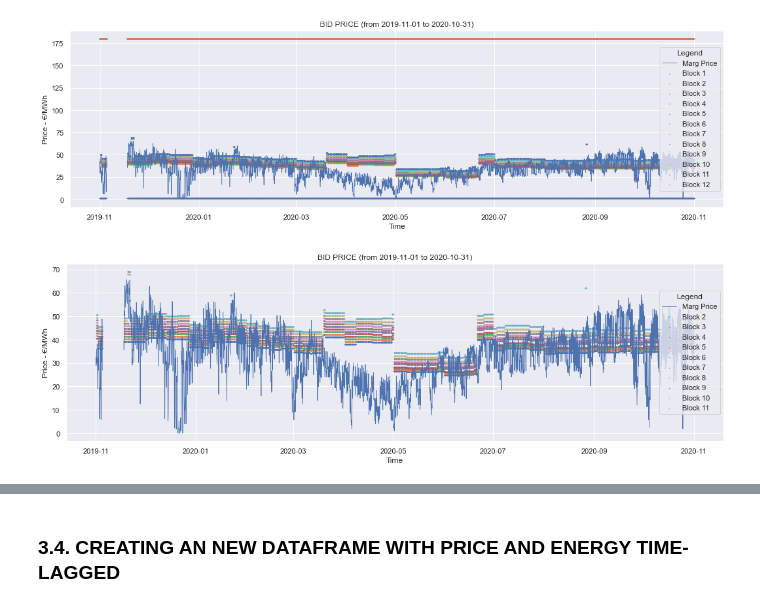
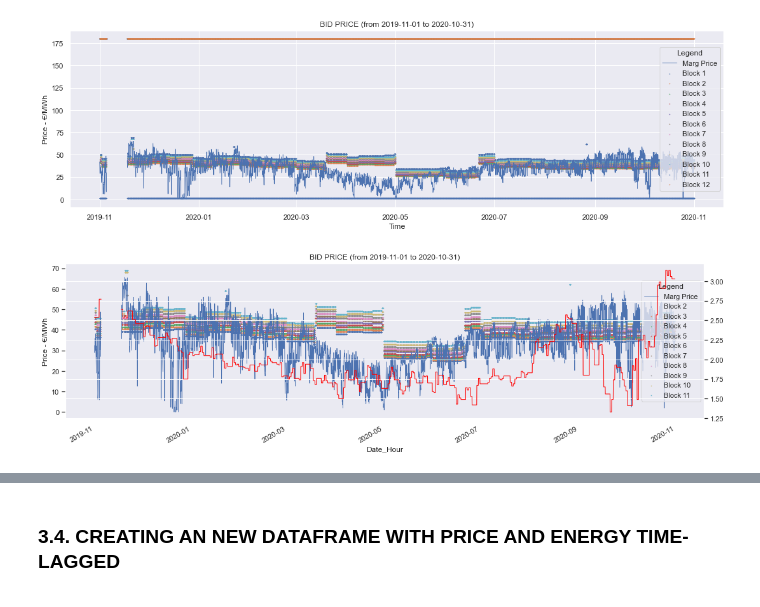
Before and after one commit to luisdelpozo/TFM, a Jupyter notebook: 10_CC_PALOS1_base.ipynb, the cells around one changed output, grey strips where cells are left out. Drawn from its saved outputs; the diff is of its cells as text; code cells hidden in the pictures.

```diff
--- a/10_CC_PALOS1_base.ipynb
+++ b/10_CC_PALOS1_base.ipynb
@@ -826,6 +904,0 @@ sns.relplot(data=df_curve, x='Period', y='Energy_tot', hue='Block')
-# %%
-sns.set(rc={'figure.figsize':(14, 4)})
-
-sns.relplot(data=df_plot_reduced[df_plot_reduced['Hour']==3],
-            x=df_plot_reduced[df_plot_reduced['Hour']==3].index,
-            y='Marg_Price')
@@ -908,3 +904,0 @@ sns.boxplot(data=df_curve, x='Block', y='Price')
-# %%
-sns.set(rc={'figure.figsize':(14, 4)})
-df_plot_reduced['Marg_Price'].plot(linewidth=0.5);
@@ -1159,7 +1211,7 @@ df_block_tot_24h.shape
 
 df_tot_24h = df_curve_24h.merge(df_block_tot_24h,how='outer')
 # %%
-if block_max == block_all:
+if block_max == block_all: # For Type A bids
 
    #New dataframe is sorted and reseted index
     df_tot_24h = df_tot_24h.sort_values(['Year','Month','Day','Period','Block']).reset_index(drop=True)
@@ -1198,7 +1250,10 @@ if block_max == block_all:
     #NaN in Marg_Price will be filled with bfill method
     df_tot_24h['Marg_Price'].fillna(method='bfill',inplace=True)
 
-else:
+    #NaN in NG_Price will be filled with bfill method
+    df_tot_24h['NG_Price'].fillna(method='bfill',inplace=True)
+
+else: # For Type B bids
     #New dataframe is sorted and reseted index
     df_tot_24h = df_tot_24h.sort_values(['Year','Month','Day','Period','Block']).reset_index(drop=True)
 
@@ -1226,6 +1281,9 @@ else:
 
     #NaN in Marg_Price will be filled with bfill method
     df_tot_24h['Marg_Price'].fillna(method='ffill',inplace=True)
+
+    #NaN in NG_Price will be filled with bfill method
+    df_tot_24h['NG_Price'].fillna(method='bfill',inplace=True)
 # %% [output]
 A value is trying to be set on a copy of a slice from a DataFrame
 
@@ -1397,19 +1458,24 @@ df_tot_struct_24h[df_tot_struct_24h['Block']==1]
 # %%
+#Creating a Time-series dataframe (with date and hour as index)
 df_plot_24h = df_tot_struct_24h.copy()
-df_plot_24h = df_plot_24h[['Year','Month', 'Day', 'Period', 'Block', 'Energy_tot', 'Price', 'Marg_Price']]
+df_plot_24h = df_plot_24h[['Year','Month', 'Day', 'Period', 'Block', 'Energy_tot', 'Price',
+                           'Marg_Price', 'NG_Price']]
 df_plot_24h.rename(columns={"Period": "Hour"}, inplace = True)
 df_plot_24h['Date_Hour'] = pd.to_datetime(df_plot_24h[['Year', 'Month', 'Day', 'Hour']])
 df_plot_24h_reduced = df_plot_24h.set_index('Date_Hour')
-df_plot_24h_reduced = df_plot_24h_reduced[['Block', 'Hour', 'Energy_tot', 'Price', 'Marg_Price']]
+df_plot_24h_reduced = df_plot_24h_reduced[['Block', 'Hour', 'Energy_tot', 'Price', 'Marg_Price', 'NG_Price']]
 # %%
 plot_bid_timeperiod(df_plot_24h_reduced,str(df_tot_struct_24h['Date'].min())[0:10],
                     str(df_tot_struct_24h['Date'].max())[0:10],1,12, block_all)
 # %% [output]
 [figure]
 # %%
+#Plotting without block 1 and maximum
 plot_bid_timeperiod(df_plot_24h_reduced[(df_plot_24h_reduced['Price']!=df_plot_24h_reduced['Price'].max())],
                     str(df_tot_struct_24h['Date'].min())[0:10],
                     str(df_tot_struct_24h['Date'].max())[0:10],
                     2,11, 1)
+
+df_plot_24h_reduced['NG_Price'].plot(linewidth=1, alpha=1, color='red', secondary_y=True);
 # %% [output]
-[figure, old version]
+[figure, new version]
```
Also changed, not shown: parts of 184 cells of this notebook.
